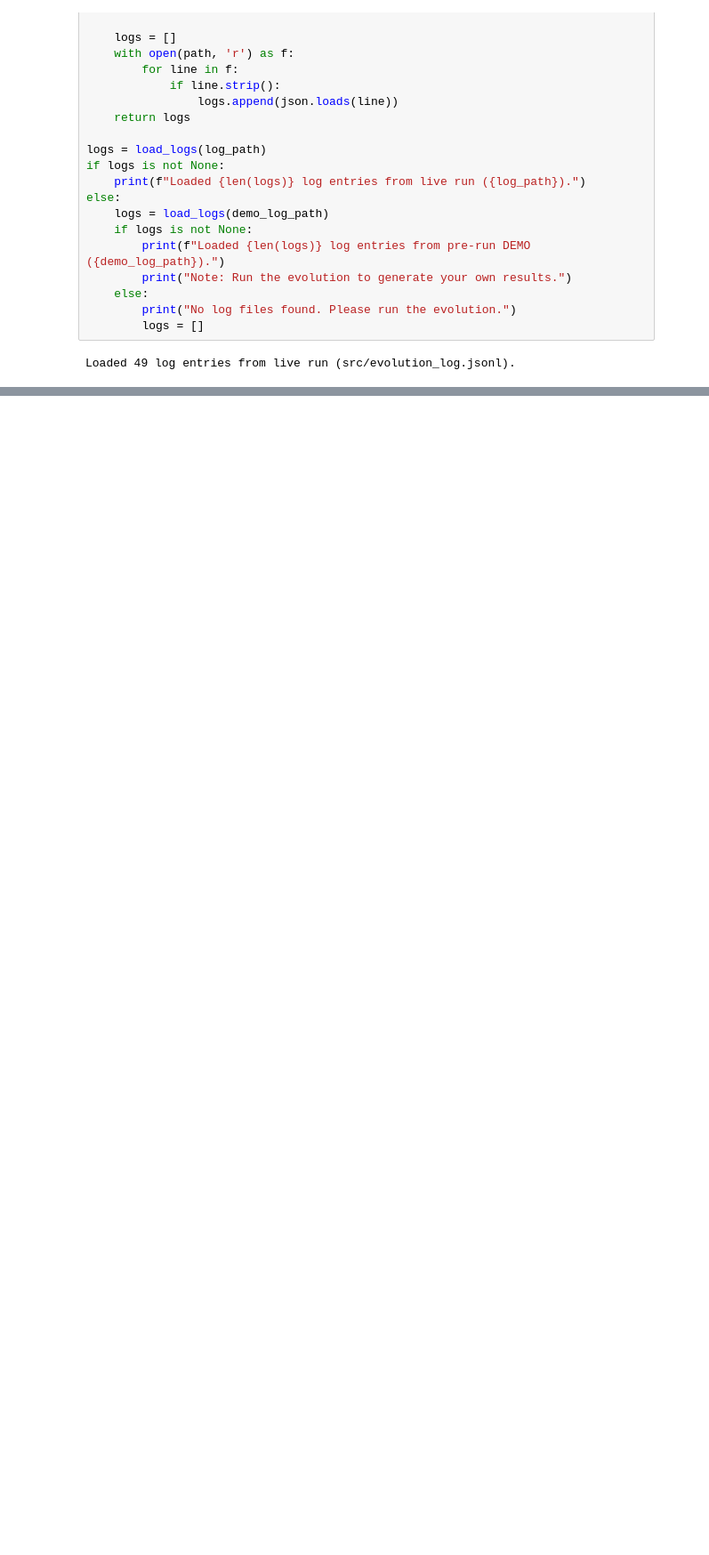
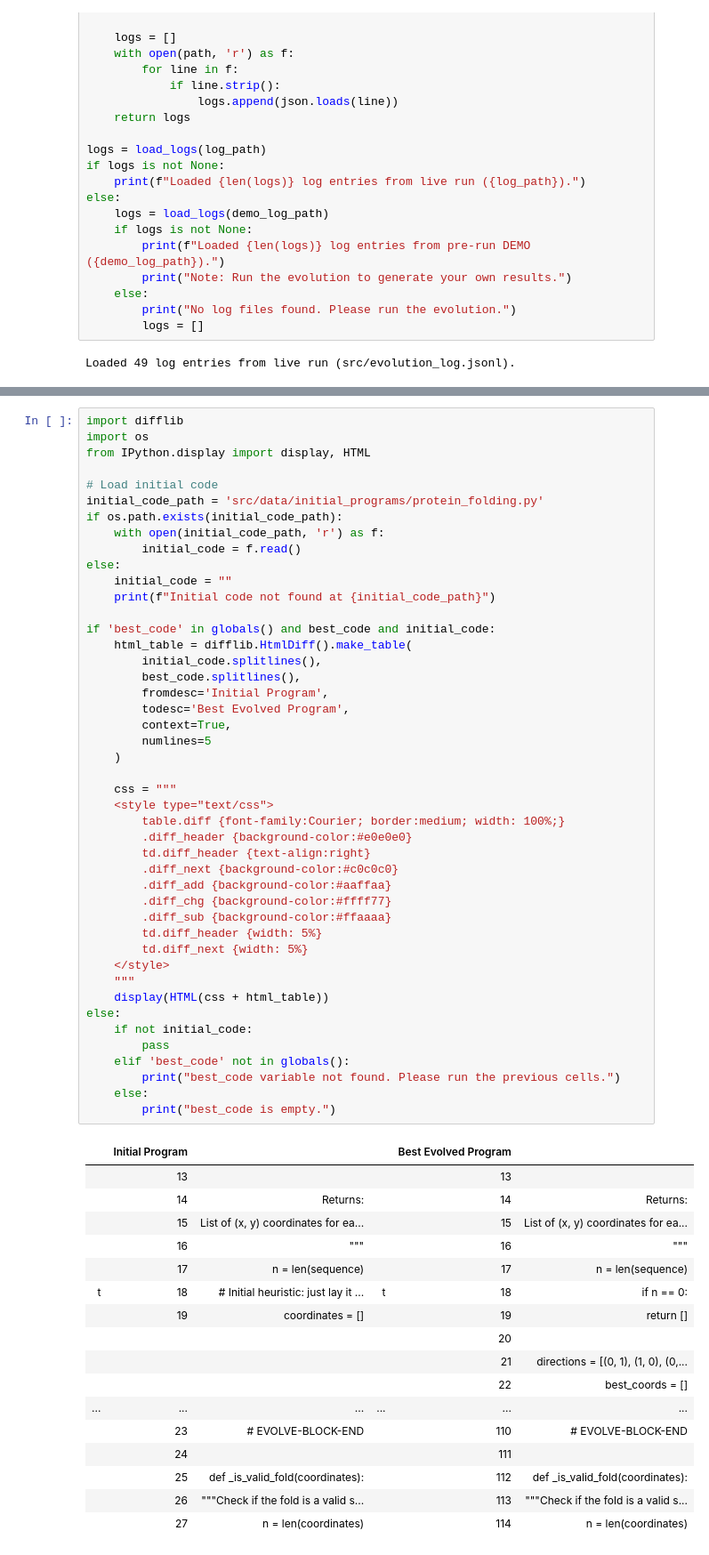
Before and after one commit to goriri/alpha-evolve-demo, a Jupyter notebook: visualize_results.ipynb, the cells around one changed output, grey strips where cells are left out. Shown at 89% size. Drawn from its saved outputs; the diff is of its cells as text; blank space fills up the shorter version.

```diff
--- a/visualize_results.ipynb
+++ b/visualize_results.ipynb
@@ -218,0 +230,63 @@ Coordinates: [(0, 0), (1, 0), (1, 1), (1, 2), (1, 3), (0, 3), (0, 4), (0, 5), (-
+# %%
+import difflib
+import os
+from IPython.display import display, HTML
+
+# Load initial code
+initial_code_path = 'src/data/initial_programs/protein_folding.py'
+if os.path.exists(initial_code_path):
+    with open(initial_code_path, 'r') as f:
+        initial_code = f.read()
+else:
+    initial_code = ""
+    print(f"Initial code not found at {initial_code_path}")
+
+if 'best_code' in globals() and best_code and initial_code:
+    html_table = difflib.HtmlDiff().make_table(
+        initial_code.splitlines(),
+        best_code.splitlines(),
+        fromdesc='Initial Program',
+        todesc='Best Evolved Program',
+        context=True,
+        numlines=5
+    )
+
+    css = """
+    <style type="text/css">
+        table.diff {font-family:Courier; border:medium; width: 100%;}
+        .diff_header {background-color:#e0e0e0}
+        td.diff_header {text-align:right}
+        .diff_next {background-color:#c0c0c0}
+        .diff_add {background-color:#aaffaa}
+        .diff_chg {background-color:#ffff77}
+        .diff_sub {background-color:#ffaaaa}
+        td.diff_header {width: 5%}
+        td.diff_next {width: 5%}
+    </style>
+    """
+    display(HTML(css + html_table))
+else:
+    if not initial_code:
+        pass
+    elif 'best_code' not in globals():
+        print("best_code variable not found. Please run the previous cells.")
+    else:
+        print("best_code is empty.")
+# %% [output]
+|  | Initial Program |  |  | Best Evolved Program |  |
+|  | 13 |  |  | 13 |  |
+|  | 14 | Returns: |  | 14 | Returns: |
+|  | 15 | List of (x, y) coordinates for ea... |  | 15 | List of (x, y) coordinates for ea... |
+|  | 16 | """ |  | 16 | """ |
+|  | 17 | n = len(sequence) |  | 17 | n = len(sequence) |
+| t | 18 | # Initial heuristic: just lay it ... | t | 18 | if n == 0: |
+|  | 19 | coordinates = [] |  | 19 | return [] |
+|  |  |  |  | 20 |  |
+|  |  |  |  | 21 | directions = [(0, 1), (1, 0), (0,... |
+|  |  |  |  | 22 | best_coords = [] |
+| ... | ... | ... | ... | ... | ... |
+|  | 23 | # EVOLVE-BLOCK-END |  | 110 | # EVOLVE-BLOCK-END |
+|  | 24 |  |  | 111 |  |
+|  | 25 | def _is_valid_fold(coordinates): |  | 112 | def _is_valid_fold(coordinates): |
+|  | 26 | """Check if the fold is a valid s... |  | 113 | """Check if the fold is a valid s... |
+|  | 27 | n = len(coordinates) |  | 114 | n = len(coordinates) |
```
Also changed, not shown: parts of 3 cells of this notebook.
